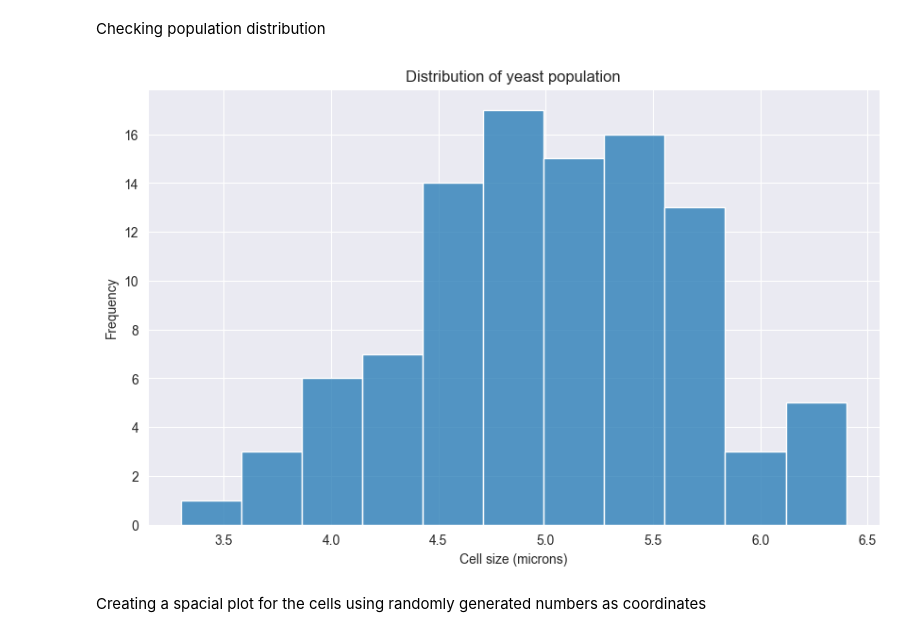
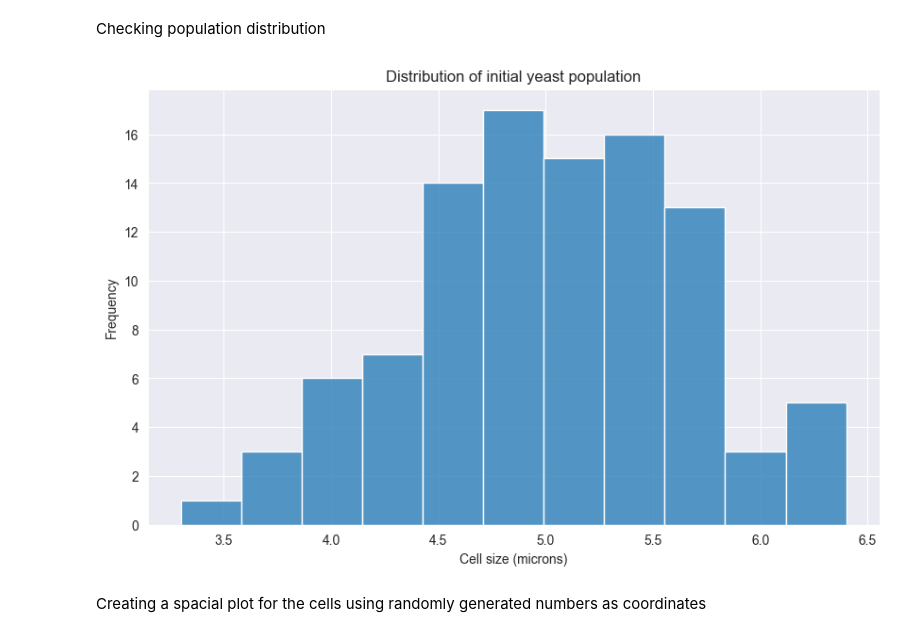
Before and after one commit to paulanaomi/yeast_population_balance, a Jupyter notebook: main.ipynb, the cells around one changed output. Cells and saved outputs as stored; diff of their text form; code cells hidden in the pictures.

```diff
--- a/main.ipynb
+++ b/main.ipynb
@@ -36,13 +38,13 @@ Checking population distribution
 # %%
 plt.figure(figsize=(10, 6))
 sns.histplot(data=df["size"])
-plt.title('Distribution of yeast population')
+plt.title('Distribution of initial yeast population')
 plt.xlabel('Cell size (microns)')
 plt.ylabel('Frequency')
 plt.grid(True)
 plt.show()
 # %% [output]
-[figure, old version]
+[figure, new version]
 # %% [markdown]
 Creating a spacial plot for the cells using randomly generated numbers as coordinates
 # %%
```
Also changed, not shown: parts of 9 cells of this notebook, 1 other file.
